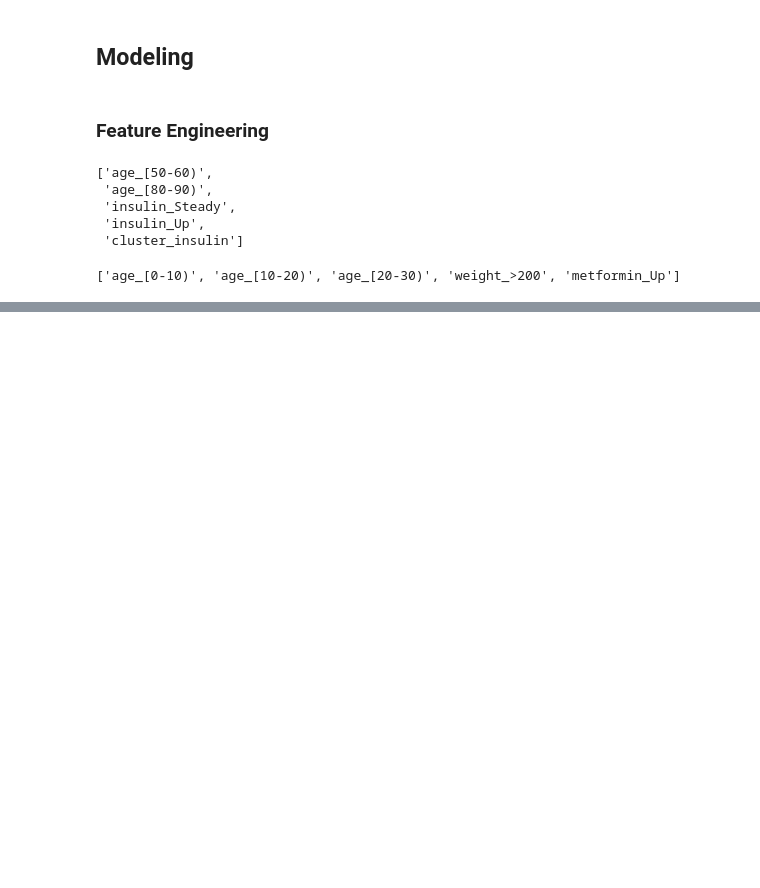
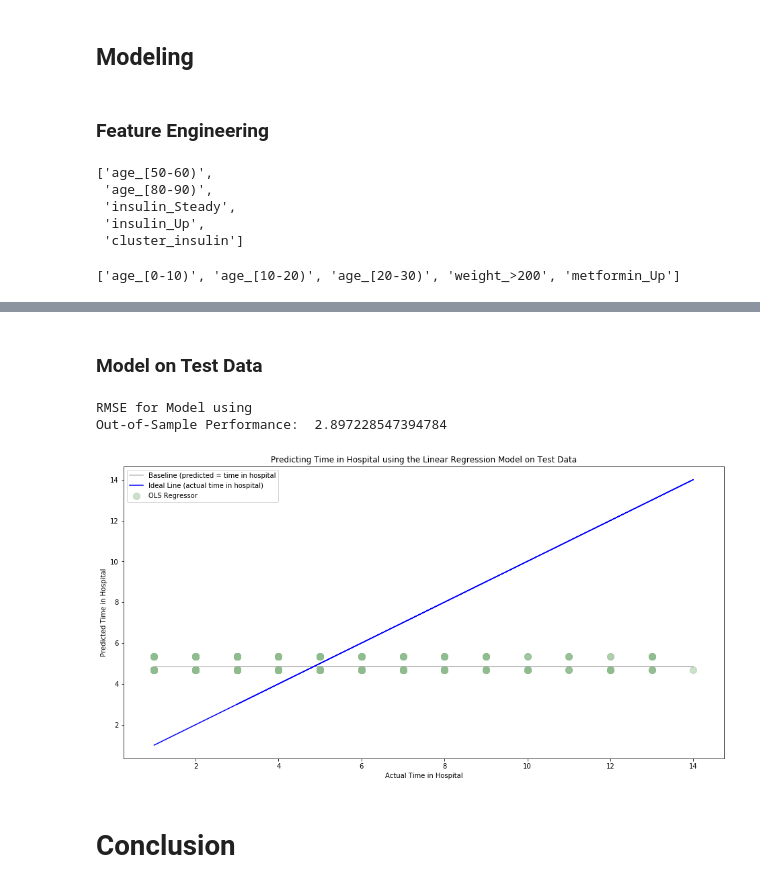
Before and after one commit to GabbyBarajasBroussard/diabetic-clustering-project, a Jupyter notebook: walkthrough.ipynb, the cells around one changed output, grey strips where cells are left out. Saved outputs shown, nothing was run; the diff lists cells and outputs as text; code cells hidden in the pictures; blank space fills up the shorter version.

```diff
--- a/walkthrough.ipynb
+++ b/walkthrough.ipynb
@@ -497,0 +630,23 @@ get_rfe
+# %%
+# create the model object
+glm = TweedieRegressor(power=1, alpha=0)
+
+
+# fit the model to our training data. We must specify the column in y_train,
+# since we have converted it to a dataframe from a series!
+glm.fit(X_train_cl1, y_train.time_in_hospital)
+
+# predict train
+y_train['los_pred_glm'] = glm.predict(X_train_cl1)
+
+# evaluate: rmse
+rmse_train = mean_squared_error(y_train.time_in_hospital, y_train.los_pred_glm) ** (1/2)
+
+# predict validate
+y_validate['los_pred_glm'] = glm.predict(X_validate_cl1)
+
+# evaluate: rmse
+rmse_validate_glm = mean_squared_error(y_train.time_in_hospital, y_train.los_pred_glm) ** (1/2)
+
+print("RMSE for GLM using Tweedie, power=1 & alpha=0\nTraining/In-Sample: ", rmse_train,
+      "\nValidation/Out-of-Sample: ", rmse_validate_glm)
@@ -497,0 +674,29 @@ get_rfe
+# %% [markdown]
+### Model on Test Data
+# %%
+# predict on test
+y_test['los_pred_lm'] = lm.predict(X_test_cl1)
+
+# evaluate: rmse
+rmse_test = mean_squared_error(y_test.time_in_hospital, y_test.los_pred_lm) ** (1/2)
+
+print("RMSE for Model using \nOut-of-Sample Performance: ", rmse_test)
+# %% [output]
+RMSE for Model using
+Out-of-Sample Performance:  2.897228547394784
+# %%
+plt.figure(figsize=(16,8))
+plt.plot(y_validate.time_in_hospital, y_validate.los_pred_mean, alpha=.5, color="gray", label='Baseline (predicted = time in hospital')
+plt.plot(y_validate.time_in_hospital, y_validate.time_in_hospital, alpha=.999, color="blue", label='Ideal Line (actual time in hospital)')
+
+plt.scatter(y_test.time_in_hospital, y_test.los_pred_lm,
+            alpha=.45, color="darkseagreen", s=100, label="OLS Regressor")
+plt.legend()
+plt.xlabel("Actual Time in Hospital")
+plt.ylabel("Predicted Time in Hospital")
+plt.title("Predicting Time in Hospital using the Linear Regression Model on Test Data")
+plt.show()
+# %% [output]
+[figure, added]
+# %% [markdown]
+# Conclusion
```
Also changed, not shown: parts of 17 cells of this notebook, 1 other file.
